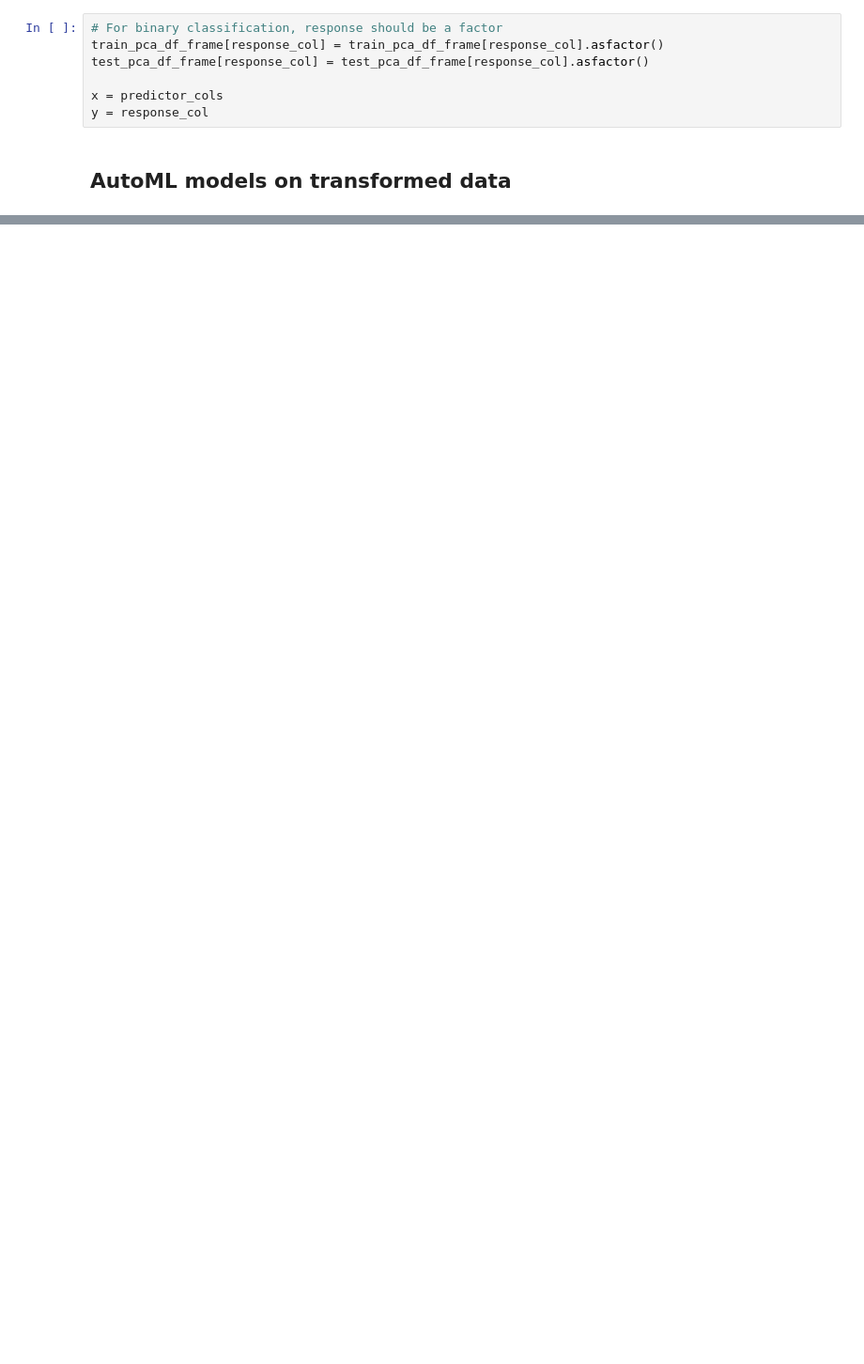
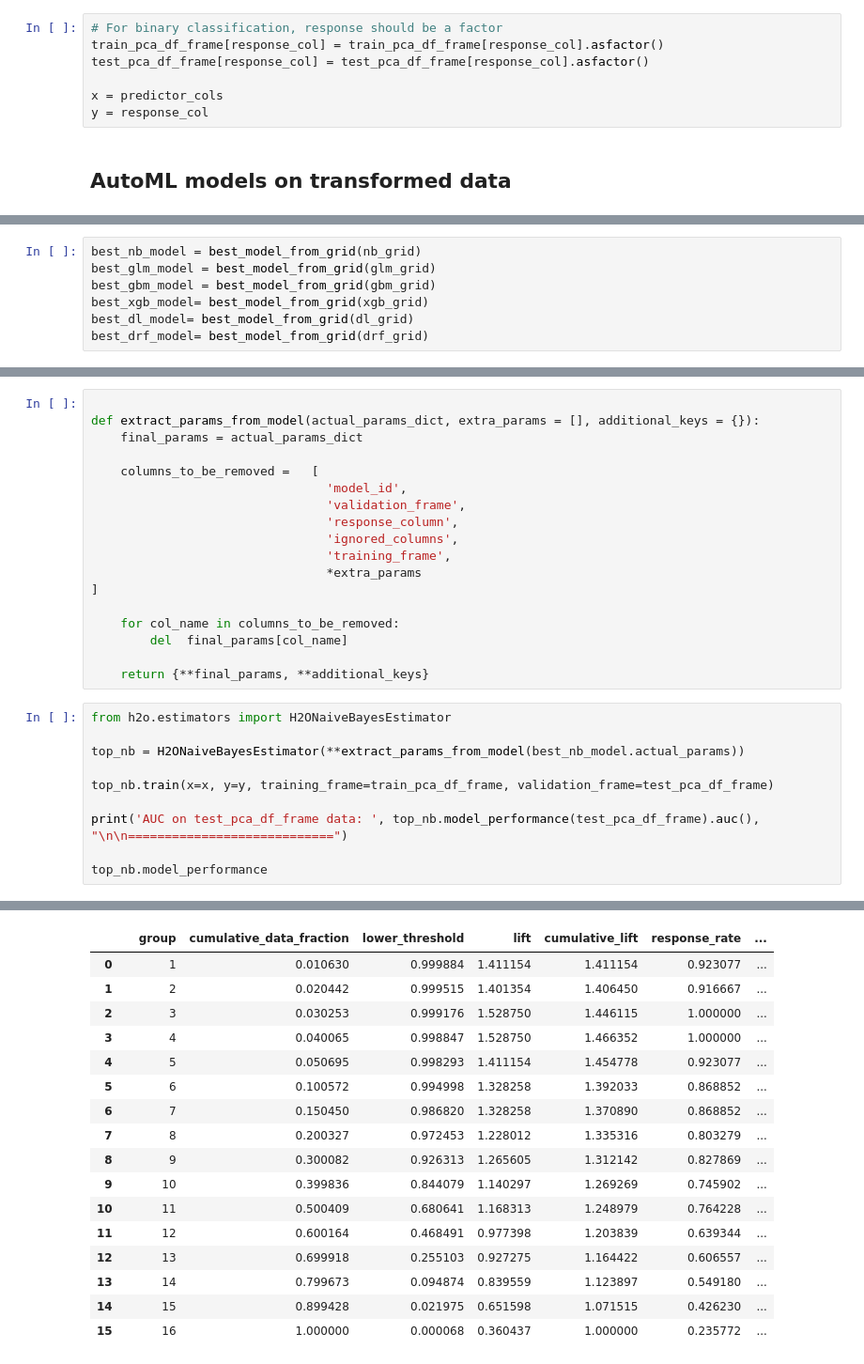
Before and after one commit to abhi18av/LJMU_Masters_Dissertation, a Jupyter notebook: src/notebooks/FINAL/006_pca_based_ml.ipynb, the cells around one changed output, grey strips where cells are left out. Shown at 94% size. Cells and saved outputs as stored; diff of their text form; blank space fills up the shorter version.

```diff
--- a/src/notebooks/FINAL/006_pca_based_ml.ipynb
+++ b/src/notebooks/FINAL/006_pca_based_ml.ipynb
@@ -344,0 +849,7 @@ AutoML progress: |███████████
+# %%
+best_nb_model = best_model_from_grid(nb_grid)
+best_glm_model = best_model_from_grid(glm_grid)
+best_gbm_model = best_model_from_grid(gbm_grid)
+best_xgb_model= best_model_from_grid(xgb_grid)
+best_dl_model= best_model_from_grid(dl_grid)
+best_drf_model= best_model_from_grid(drf_grid)
@@ -344,0 +874,29 @@ AutoML progress: |███████████
+# %%
+
+def extract_params_from_model(actual_params_dict, extra_params = [], additional_keys = {}):
+    final_params = actual_params_dict
+
+    columns_to_be_removed =   [
+                                'model_id',
+                                'validation_frame',
+                                'response_column',
+                                'ignored_columns',
+                                'training_frame',
+                                *extra_params
+]
+
+    for col_name in columns_to_be_removed:
+        del  final_params[col_name]
+
+    return {**final_params, **additional_keys}
+# %%
+from h2o.estimators import H2ONaiveBayesEstimator
+
+top_nb = H2ONaiveBayesEstimator(**extract_params_from_model(best_nb_model.actual_params))
+
+top_nb.train(x=x, y=y, training_frame=train_pca_df_frame, validation_frame=test_pca_df_frame)
+
+print('AUC on test_pca_df_frame data: ', top_nb.model_performance(test_pca_df_frame).auc(), "\n\n============================")
+
+top_nb.model_performance
+# %% [output]
@@ -344,0 +943,17 @@ AutoML progress: |███████████
+|  |  | group | cumulative_data_fraction | lower_threshold | lift | cumulative_lift | response_rate | ... |
+| 0 |  | 1 | 0.010630 | 0.999884 | 1.411154 | 1.411154 | 0.923077 | ... |
+| 1 |  | 2 | 0.020442 | 0.999515 | 1.401354 | 1.406450 | 0.916667 | ... |
+| 2 |  | 3 | 0.030253 | 0.999176 | 1.528750 | 1.446115 | 1.000000 | ... |
+| 3 |  | 4 | 0.040065 | 0.998847 | 1.528750 | 1.466352 | 1.000000 | ... |
+| 4 |  | 5 | 0.050695 | 0.998293 | 1.411154 | 1.454778 | 0.923077 | ... |
+| 5 |  | 6 | 0.100572 | 0.994998 | 1.328258 | 1.392033 | 0.868852 | ... |
+| 6 |  | 7 | 0.150450 | 0.986820 | 1.328258 | 1.370890 | 0.868852 | ... |
+| 7 |  | 8 | 0.200327 | 0.972453 | 1.228012 | 1.335316 | 0.803279 | ... |
+| 8 |  | 9 | 0.300082 | 0.926313 | 1.265605 | 1.312142 | 0.827869 | ... |
+| 9 |  | 10 | 0.399836 | 0.844079 | 1.140297 | 1.269269 | 0.745902 | ... |
+| 10 |  | 11 | 0.500409 | 0.680641 | 1.168313 | 1.248979 | 0.764228 | ... |
+| 11 |  | 12 | 0.600164 | 0.468491 | 0.977398 | 1.203839 | 0.639344 | ... |
+| 12 |  | 13 | 0.699918 | 0.255103 | 0.927275 | 1.164422 | 0.606557 | ... |
+| 13 |  | 14 | 0.799673 | 0.094874 | 0.839559 | 1.123897 | 0.549180 | ... |
+| 14 |  | 15 | 0.899428 | 0.021975 | 0.651598 | 1.071515 | 0.426230 | ... |
+| 15 |  | 16 | 1.000000 | 0.000068 | 0.360437 | 1.000000 | 0.235772 | ... |
```
Also changed, not shown: parts of 37 cells of this notebook, 1 other file.
